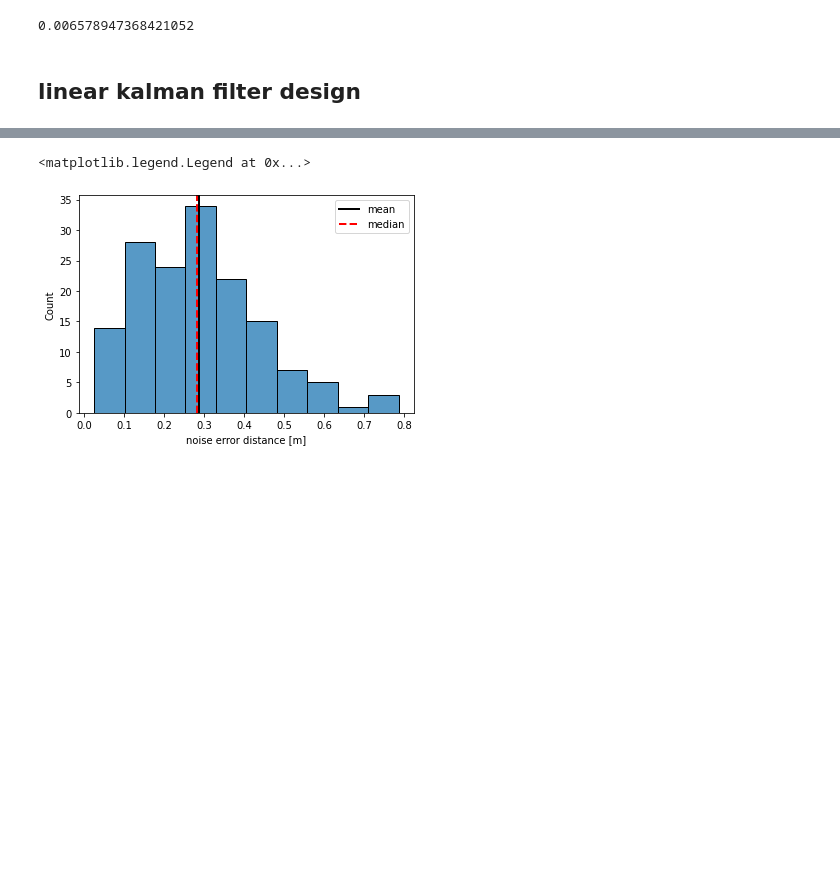
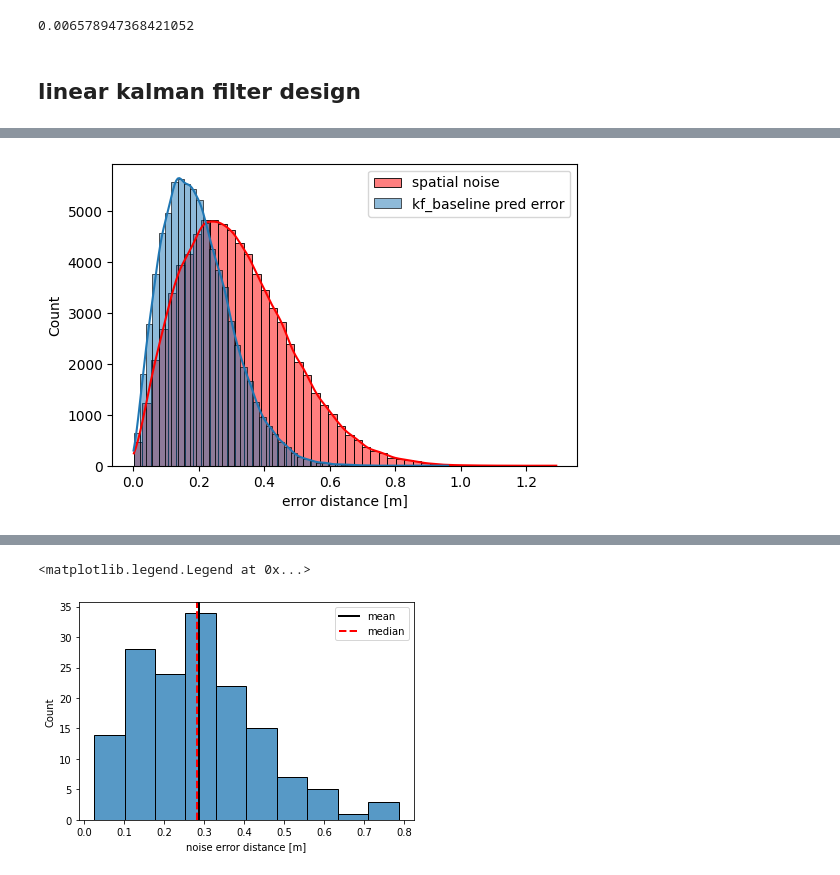
Before and after one commit to jarviskroos7/PATH_vehicle_localization, a Jupyter notebook: code/kf_baseline.ipynb, the cells around one changed output, grey strips where cells are left out. Cells and saved outputs as stored; diff of their text form; code cells hidden in the pictures; blank space fills up the shorter version.

```diff
--- a/code/kf_baseline.ipynb
+++ b/code/kf_baseline.ipynb
@@ -241,4 +253,5 @@ plt.legend()
 # %%
+# list of dataframe
 rl_seg_pred = []
 
 for df in rl_seg_noise:
@@ -246,6 +259,8 @@ for df in rl_seg_noise:
     x_est_df = pd.DataFrame(
         {'x_est': x_est_sample[:, 0],
         'y_est': x_est_sample[:, 3],
+        'Vx_est': x_est_sample[:, 1],
+        'Vy_est': x_est_sample[:, 4],
         'x_noise': x_noise,
         'y_noise': y_noise,
         'x': x,
@@ -317,0 +353,14 @@ for i in np.arange(len(rl_seg_pred)):
+# %%
+plt.figure(dpi=100)
+ax = sns.histplot(
+    great_circie_noise_err,
+    bins=50, label='spatial noise', color='red', kde=True)
+sns.histplot(
+    great_circie_err,
+    bins=50, label='kf_baseline pred error', kde=True)
+
+plt.xlabel('error distance [m]')
+plt.legend()
+plt.show()
+# %% [output]
+[figure, added]
```
Also changed, not shown: parts of 39 cells of this notebook, 16 other files.
